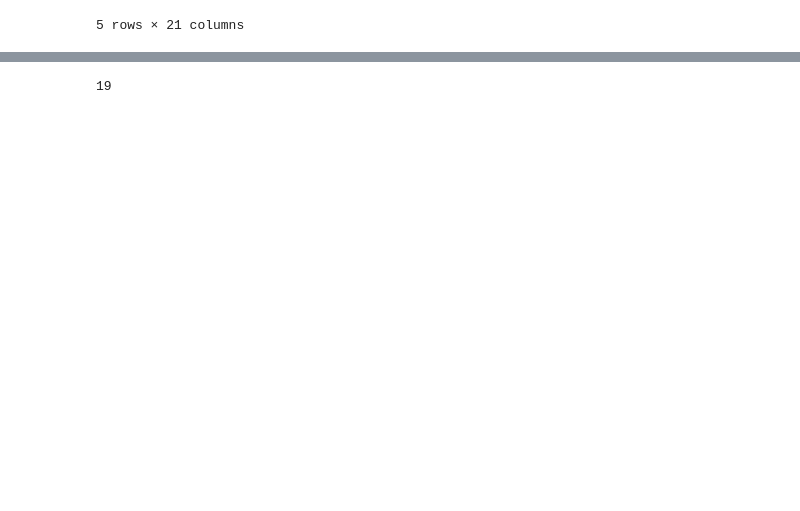
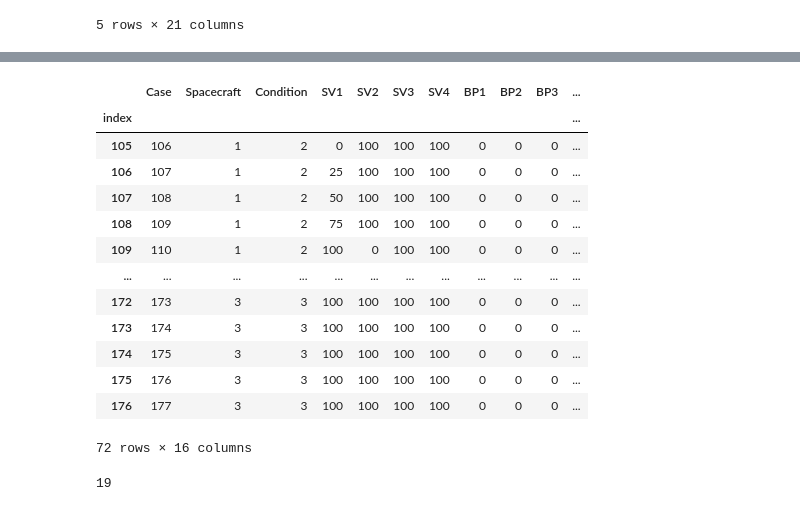
Before and after one commit to alexxdediu/Data-Challenge-PHM-Asia-Pacific-2023, a Jupyter notebook: models/model_task_2.ipynb, the cells around one changed output, grey strips where cells are left out. Drawn from its saved outputs; the diff is of its cells as text; code cells hidden in the pictures; blank space fills up the shorter version.

```diff
--- a/models/model_task_2.ipynb
+++ b/models/model_task_2.ipynb
@@ -308,6 +310,23 @@ df_known
 | 216 | 0.551680 | 0.859325 | 0.139290 | 0.755337 | 0.727230 | 0.138205 | 0.428901 | ... |
 | 219 | 0.301000 | 0.789116 | 0.461870 | 0.864629 | 0.352938 | 1.005322 | 0.749174 | ... |
 | 221 | 0.498799 | 0.547354 | 0.222605 | 0.760217 | 0.624117 | 0.839558 | 0.376553 | ... |
+# %%
+df_labels
+# %% [output]
+|  | Case | Spacecraft | Condition | SV1 | SV2 | SV3 | SV4 | BP1 | BP2 | BP3 | ... |
+| index |  |  |  |  |  |  |  |  |  |  | ... |
+| 105 | 106 | 1 | 2 | 0 | 100 | 100 | 100 | 0 | 0 | 0 | ... |
+| 106 | 107 | 1 | 2 | 25 | 100 | 100 | 100 | 0 | 0 | 0 | ... |
+| 107 | 108 | 1 | 2 | 50 | 100 | 100 | 100 | 0 | 0 | 0 | ... |
+| 108 | 109 | 1 | 2 | 75 | 100 | 100 | 100 | 0 | 0 | 0 | ... |
+| 109 | 110 | 1 | 2 | 100 | 0 | 100 | 100 | 0 | 0 | 0 | ... |
+| ... | ... | ... | ... | ... | ... | ... | ... | ... | ... | ... | ... |
+| 172 | 173 | 3 | 3 | 100 | 100 | 100 | 100 | 0 | 0 | 0 | ... |
+| 173 | 174 | 3 | 3 | 100 | 100 | 100 | 100 | 0 | 0 | 0 | ... |
+| 174 | 175 | 3 | 3 | 100 | 100 | 100 | 100 | 0 | 0 | 0 | ... |
+| 175 | 176 | 3 | 3 | 100 | 100 | 100 | 100 | 0 | 0 | 0 | ... |
+| 176 | 177 | 3 | 3 | 100 | 100 | 100 | 100 | 0 | 0 | 0 | ... |
+72 rows × 16 columns
 # %%
 print(len(df_known))
 # %% [output]
```
Also changed, not shown: parts of 3 cells of this notebook, 1 other file.
